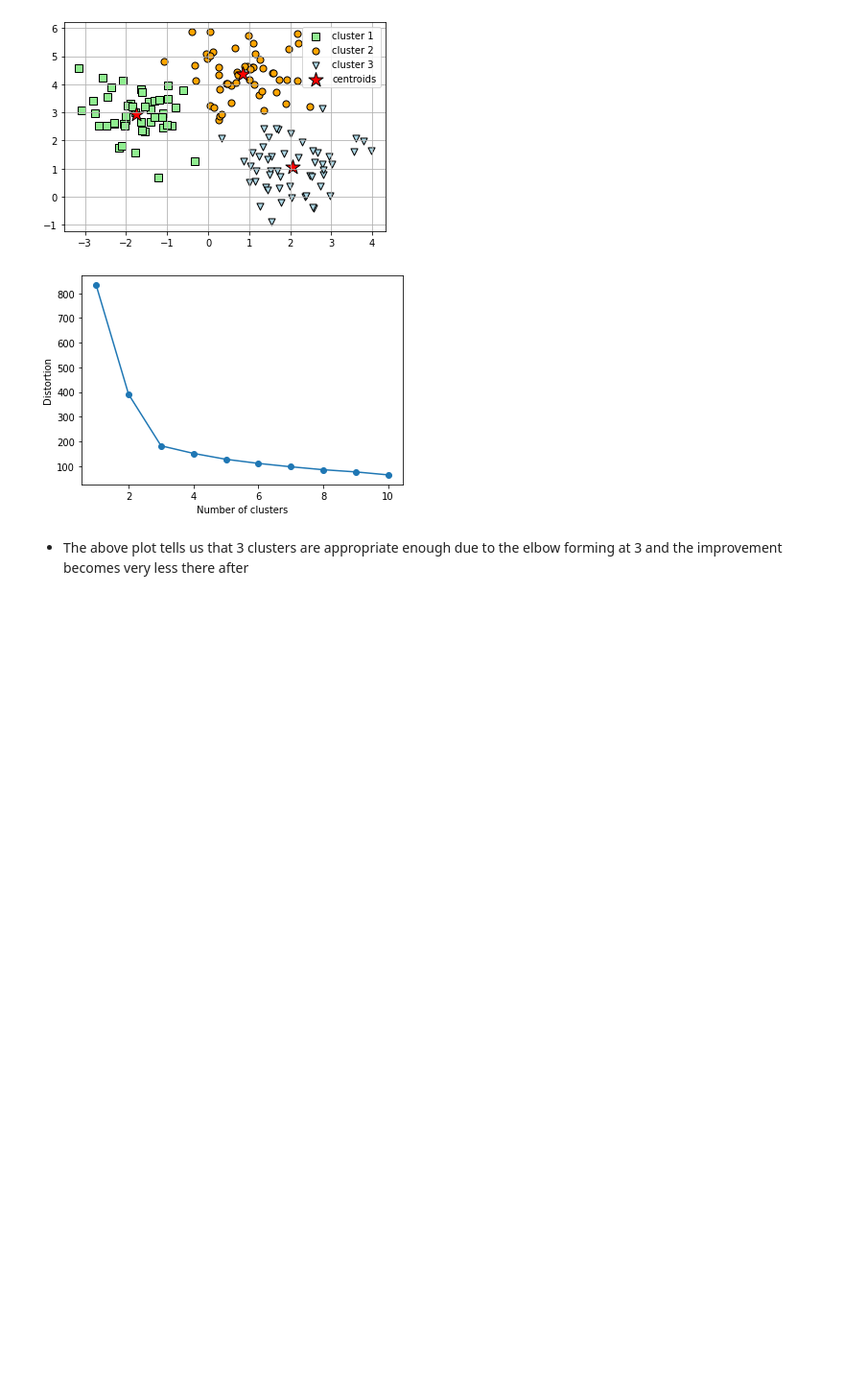
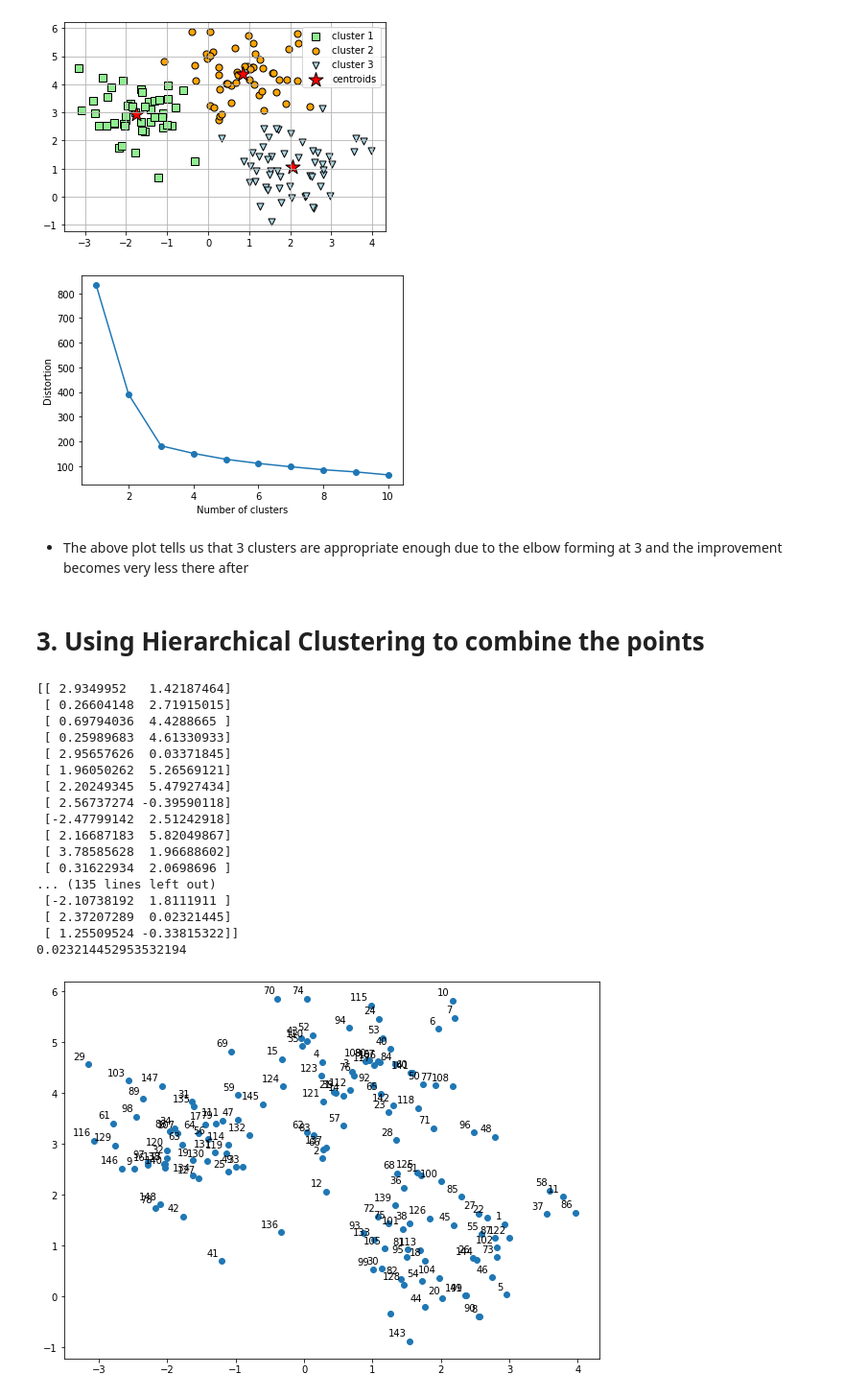
Before and after one commit to HarshitCodex/WSN-Clustering, a Jupyter notebook: wsn_clustering.ipynb, the cells around one changed output. Shown at 96% size. Saved outputs shown, nothing was run; the diff lists cells and outputs as text; code cells hidden in the pictures; blank space fills up the shorter version.

Commit message:
Add: Agglomerative Clustering

```diff
--- a/wsn_clustering.ipynb
+++ b/wsn_clustering.ipynb
@@ -216,3 +216,5 @@ plt.show()
 [figure]
 # %% [markdown]
 - The above plot tells us that 3 clusters are appropriate enough due to the elbow forming at 3 and the improvement becomes very less there after
+# %% [markdown]
+# 3. Using Hierarchical Clustering to combine the points
@@ -218,0 +224,38 @@ plt.show()
+# %%
+X,y_true = make_blobs(
+    n_samples=150 ,n_features=2,
+    centers=3,cluster_std=0.8,
+    shuffle=True, random_state=0
+)
+print(X)
+print(y)
+labels = range(1, 150)
+plt.figure(figsize=(10, 7))
+plt.subplots_adjust(bottom=0.1)
+plt.scatter(X[:,0],X[:,1], label='True Position')
+
+for label, x, y in zip(labels, X[:, 0], X[:, 1]):
+    plt.annotate(
+        label,
+        xy=(x, y), xytext=(-3, 3),
+        textcoords='offset points', ha='right', va='bottom')
+plt.show()
+# %% [output]
+[[ 2.9349952   1.42187464]
+ [ 0.26604148  2.71915015]
+ [ 0.69794036  4.4288665 ]
+ [ 0.25989683  4.61330933]
+ [ 2.95657626  0.03371845]
+ [ 1.96050262  5.26569121]
+ [ 2.20249345  5.47927434]
+ [ 2.56737274 -0.39590118]
+ [-2.47799142  2.51242918]
+ [ 2.16687183  5.82049867]
+ [ 3.78585628  1.96688602]
+ [ 0.31622934  2.0698696 ]
+... (135 lines left out)
+ [-2.10738192  1.8111911 ]
+ [ 2.37207289  0.02321445]
+ [ 1.25509524 -0.33815322]]
+0.023214452953532194
+[figure, added]
```
Also changed, not shown: parts of 6 cells of this notebook.
